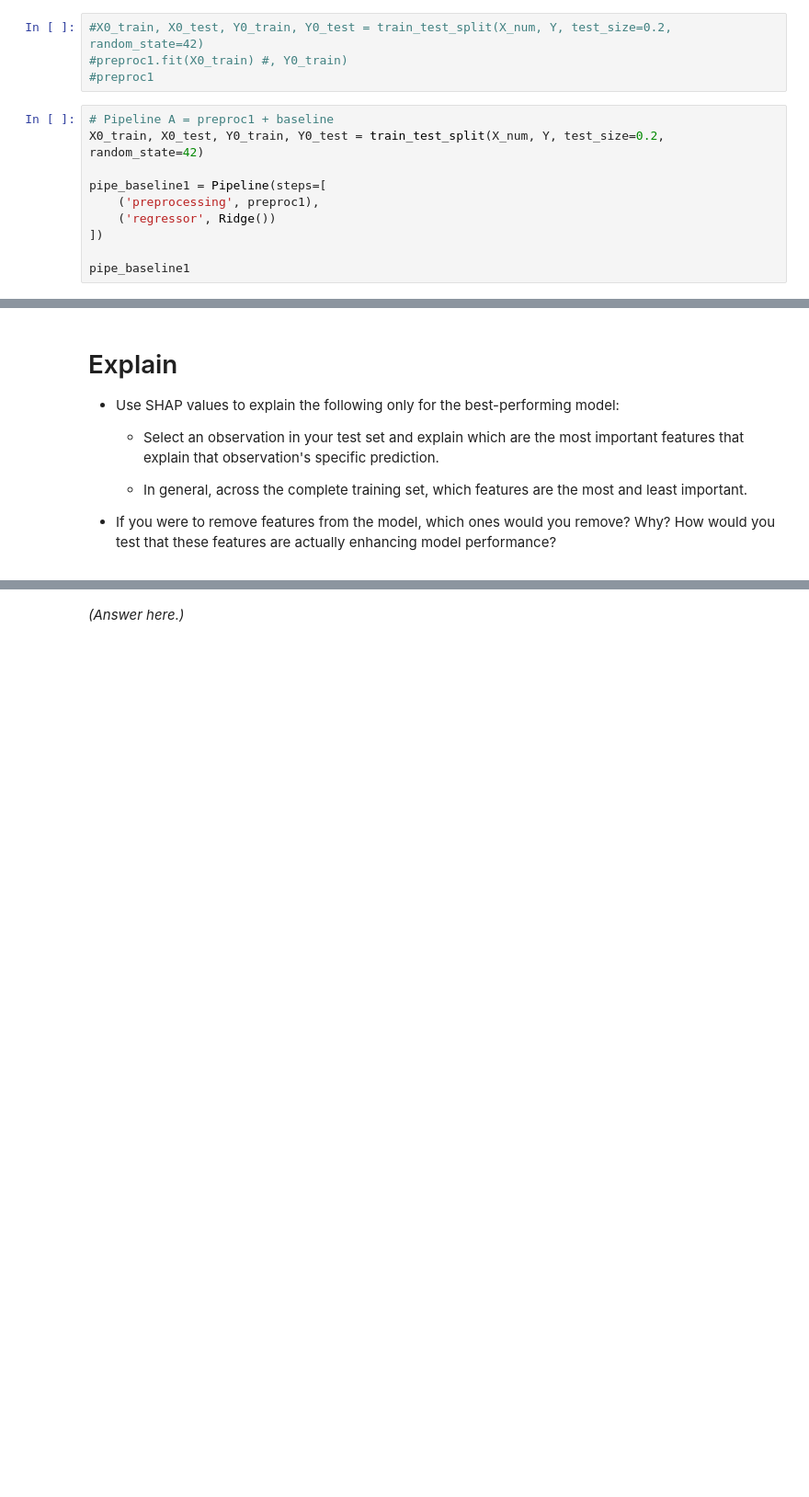
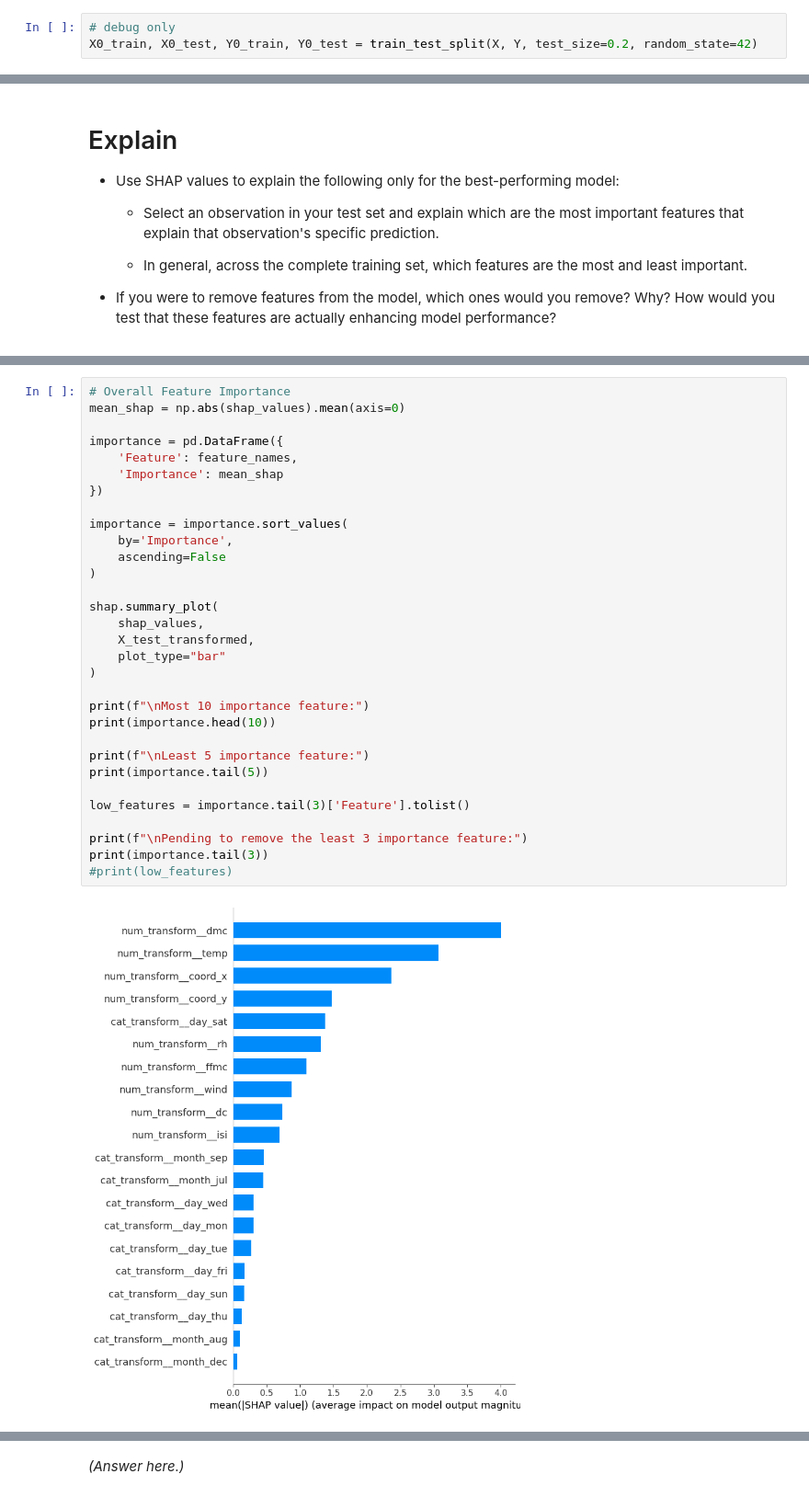
Before and after one commit to SimonChoi2591/production, a Jupyter notebook: 02_activities/assignments/assignment_2.ipynb, the cells around one changed output, grey strips where cells are left out. Shown at 92% size. Drawn from its saved outputs; the diff is of its cells as text; blank space fills up the shorter version.

```diff
--- a/02_activities/assignments/assignment_2.ipynb
+++ b/02_activities/assignments/assignment_2.ipynb
@@ -249,14 +357,3 @@ Create a [model pipeline](https://scikit-learn.org/stable/modules/generated/skle
 # %%
-#X0_train, X0_test, Y0_train, Y0_test = train_test_split(X_num, Y, test_size=0.2, random_state=42)
-#preproc1.fit(X0_train) #, Y0_train)
-#preproc1
+# debug only
+X0_train, X0_test, Y0_train, Y0_test = train_test_split(X, Y, test_size=0.2, random_state=42)
-# %%
-# Pipeline A = preproc1 + baseline
-X0_train, X0_test, Y0_train, Y0_test = train_test_split(X_num, Y, test_size=0.2, random_state=42)
-
-pipe_baseline1 = Pipeline(steps=[
-    ('preprocessing', preproc1),
-    ('regressor', Ridge())
-])
-
-pipe_baseline1
@@ -375,0 +688,33 @@ Pipeline(steps=[('preprocessing',
+# %%
+# Overall Feature Importance
+mean_shap = np.abs(shap_values).mean(axis=0)
+
+importance = pd.DataFrame({
+    'Feature': feature_names,
+    'Importance': mean_shap
+})
+
+importance = importance.sort_values(
+    by='Importance',
+    ascending=False
+)
+
+shap.summary_plot(
+    shap_values,
+    X_test_transformed,
+    plot_type="bar"
+)
+
+print(f"\nMost 10 importance feature:")
+print(importance.head(10))
+
+print(f"\nLeast 5 importance feature:")
+print(importance.tail(5))
+
+low_features = importance.tail(3)['Feature'].tolist()
+
+print(f"\nPending to remove the least 3 importance feature:")
+print(importance.tail(3))
+#print(low_features)
+# %% [output]
+[figure, added]
```
Also changed, not shown: parts of 32 cells of this notebook, 1 other file.
